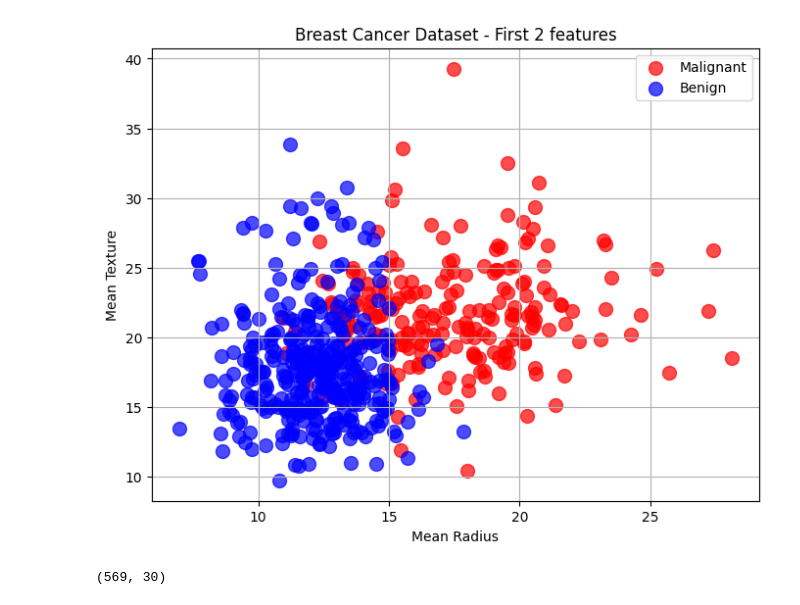
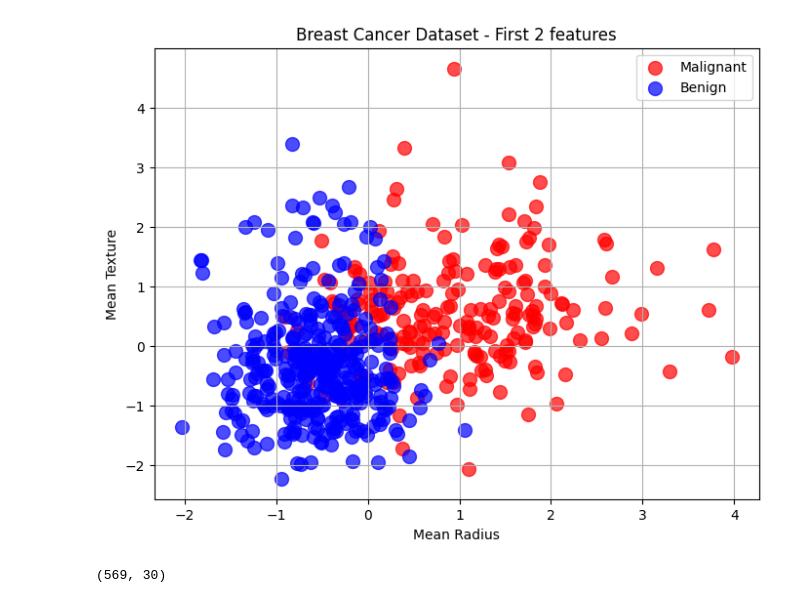
Before and after one commit to saliherdemk/ML-Papers-Implementations, a Jupyter notebook: 0-Early-Works/Logistic-Regression/main.ipynb, the cells around one changed output. Saved outputs shown, nothing was run; the diff lists cells and outputs as text; code cells hidden in the pictures.

```diff
--- a/0-Early-Works/Logistic-Regression/main.ipynb
+++ b/0-Early-Works/Logistic-Regression/main.ipynb
@@ -1,24 +1,27 @@
 # %%
 import numpy as np
 import matplotlib.pyplot as plt
 from sklearn.datasets import load_breast_cancer
 
 data = load_breast_cancer()
 X = data.data
 y = data.target
+
+scaler = StandardScaler()
+X = scaler.fit_transform(X)
 
 plt.figure(figsize=(8, 6))
 plt.scatter(X[y == 0, 0], X[y == 0, 1], color='red', label='Malignant', alpha=0.7, s=100)
 plt.scatter(X[y == 1, 0], X[y == 1, 1], color='blue', label='Benign', alpha=0.7, s=100)
 
 plt.title("Breast Cancer Dataset - First 2 features")
 plt.xlabel("Mean Radius")
 plt.ylabel("Mean Texture")
 plt.legend()
 plt.grid(True)
 plt.show()
 # %% [output]
-[figure, old version]
+[figure, new version]
 # %%
 X.shape
 # %% [output]
```
Also changed, not shown: parts of 4 cells of this notebook, 1 other file.
